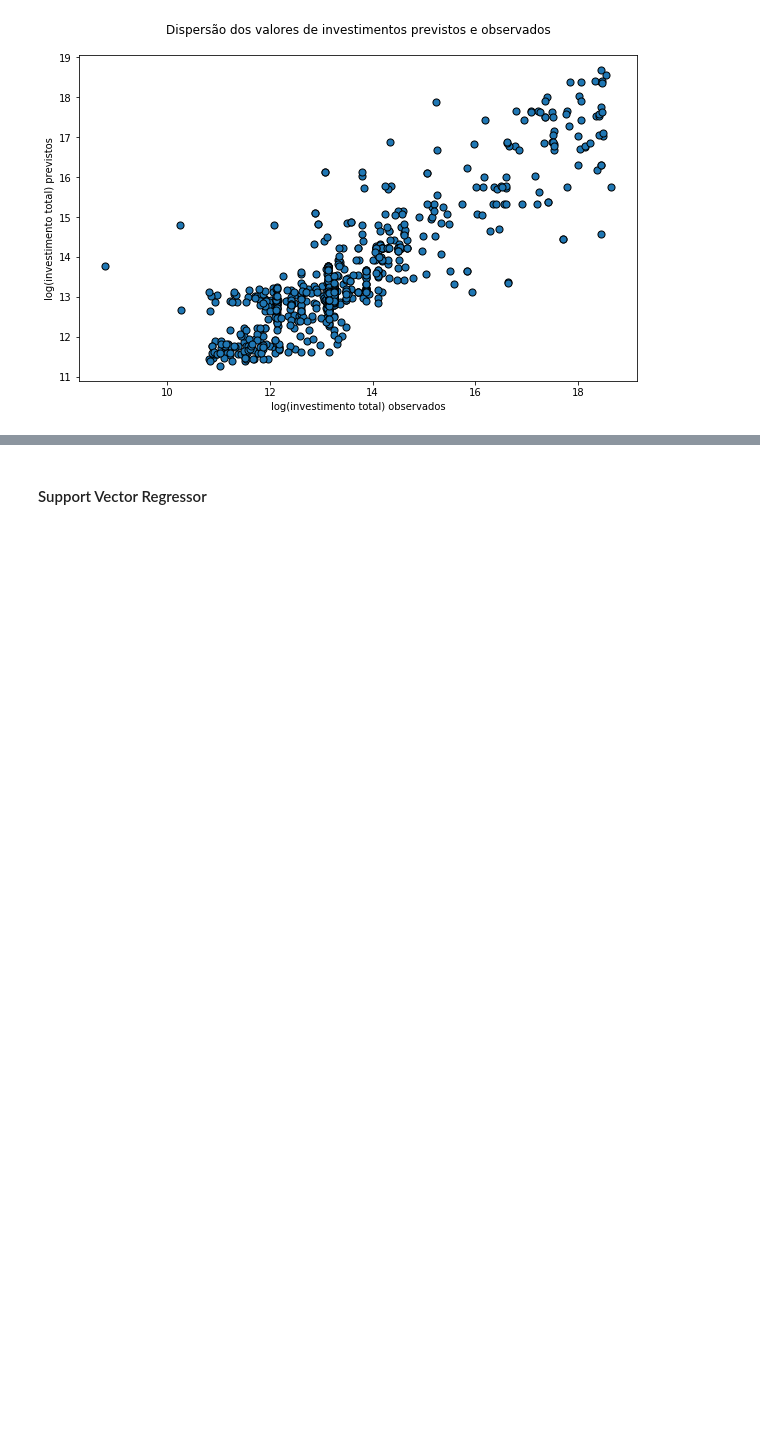
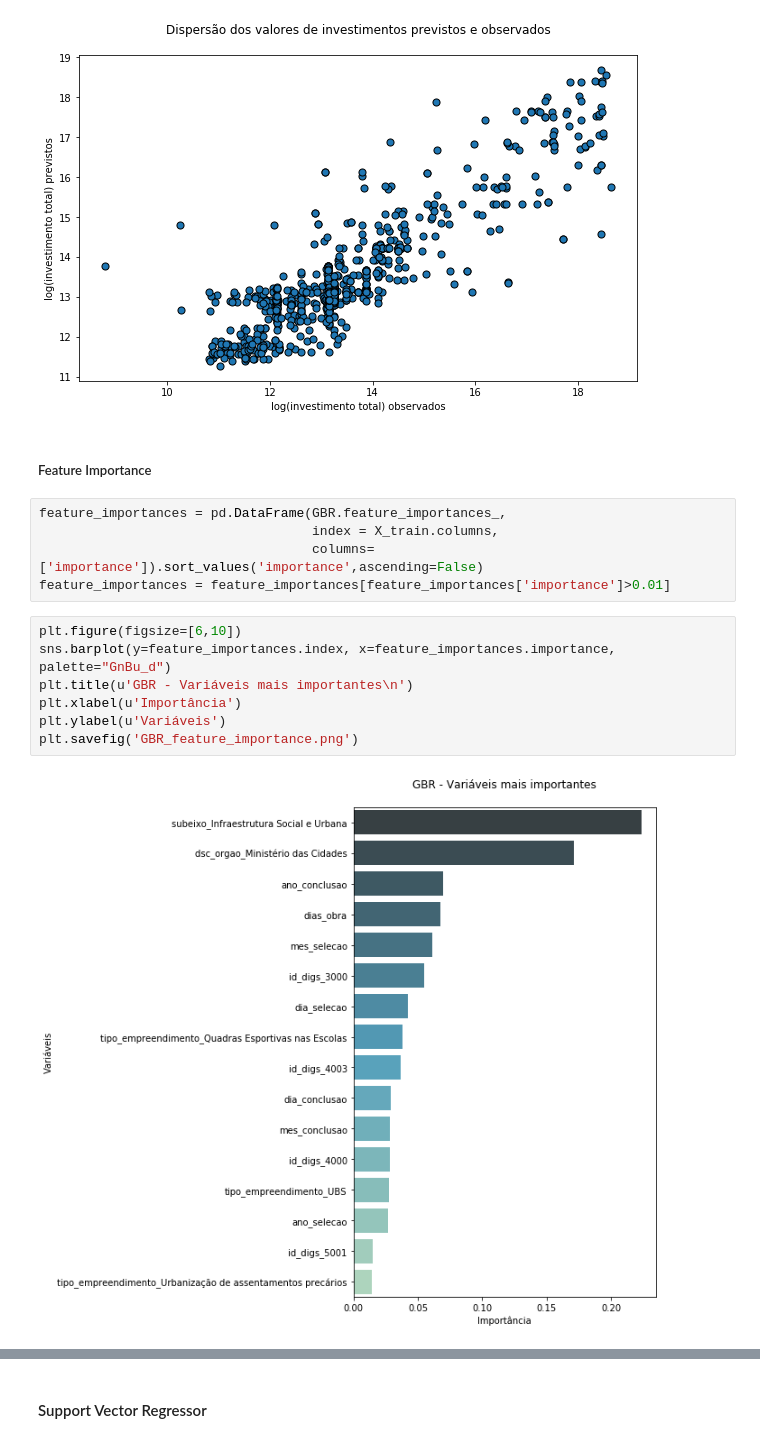
Before and after one commit to fredericoguerra/PAC, a Jupyter notebook: PAC.ipynb, the cells around one changed output, grey strips where cells are left out. Drawn from its saved outputs; the diff is of its cells as text; blank space fills up the shorter version.

```diff
--- a/PAC.ipynb
+++ b/PAC.ipynb
@@ -485,3 +485,19 @@ Mean Square Error:0.62
 Mean Absolute Error:0.54
 Root Mean Square Error:0.79
 [figure]
+# %% [markdown]
+##### Feature Importance
+# %%
+feature_importances = pd.DataFrame(GBR.feature_importances_,
+                                   index = X_train.columns,
+                                   columns=['importance']).sort_values('importance',ascending=False)
+feature_importances = feature_importances[feature_importances['importance']>0.01]
+# %%
+plt.figure(figsize=[6,10])
+sns.barplot(y=feature_importances.index, x=feature_importances.importance, palette="GnBu_d")
+plt.title(u'GBR - Variáveis mais importantes\n')
+plt.xlabel(u'Importância')
+plt.ylabel(u'Variáveis')
+plt.savefig('GBR_feature_importance.png')
+# %% [output]
+[figure, added]
```
Also changed, not shown: parts of 12 cells of this notebook, 2 other files.
